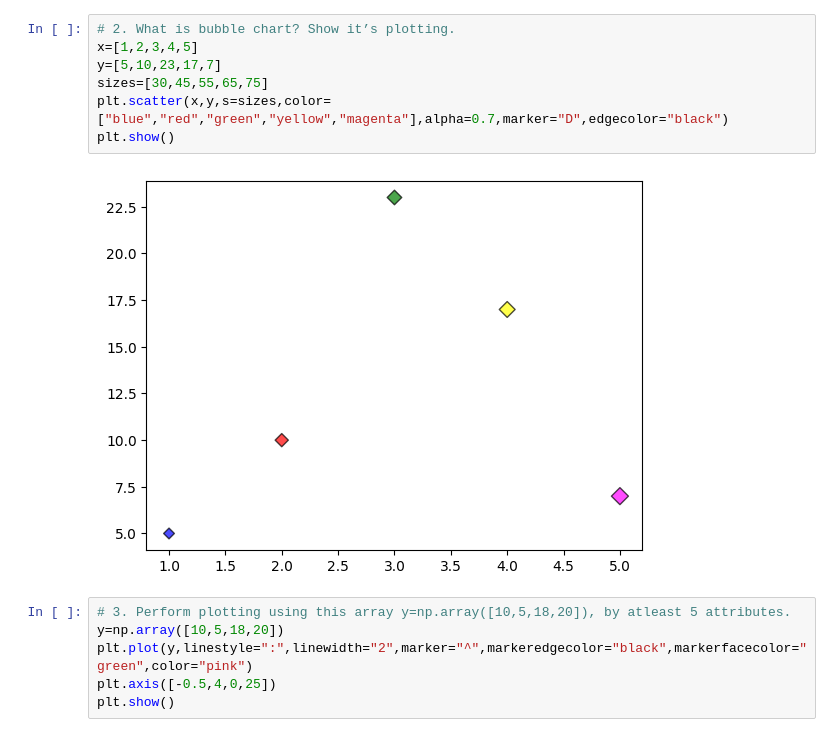
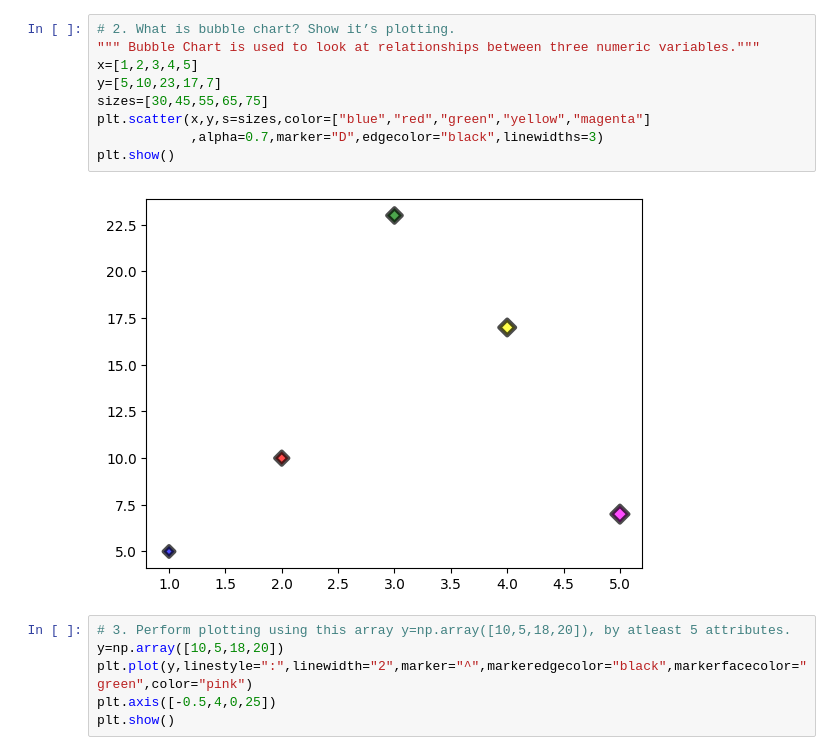
Before and after one commit to KashishPundir/Assignment, a Jupyter notebook: Assignment.ipynb, the cells around one changed output. Cells and saved outputs as stored; diff of their text form.

```diff
--- a/Assignment.ipynb
+++ b/Assignment.ipynb
@@ -19,12 +21,14 @@ plt.show()
 # %%
 # 2. What is bubble chart? Show it’s plotting.
+""" Bubble Chart is used to look at relationships between three numeric variables."""
 x=[1,2,3,4,5]
 y=[5,10,23,17,7]
 sizes=[30,45,55,65,75]
-plt.scatter(x,y,s=sizes,color=["blue","red","green","yellow","magenta"],alpha=0.7,marker="D",edgecolor="black")
+plt.scatter(x,y,s=sizes,color=["blue","red","green","yellow","magenta"]
+            ,alpha=0.7,marker="D",edgecolor="black",linewidths=3)
 plt.show()
 # %% [output]
-[figure, old version]
+[figure, new version]
 # %%
 # 3. Perform plotting using this array y=np.array([10,5,18,20]), by atleast 5 attributes.
 y=np.array([10,5,18,20])
```
Also changed, not shown: parts of 11 cells of this notebook.
